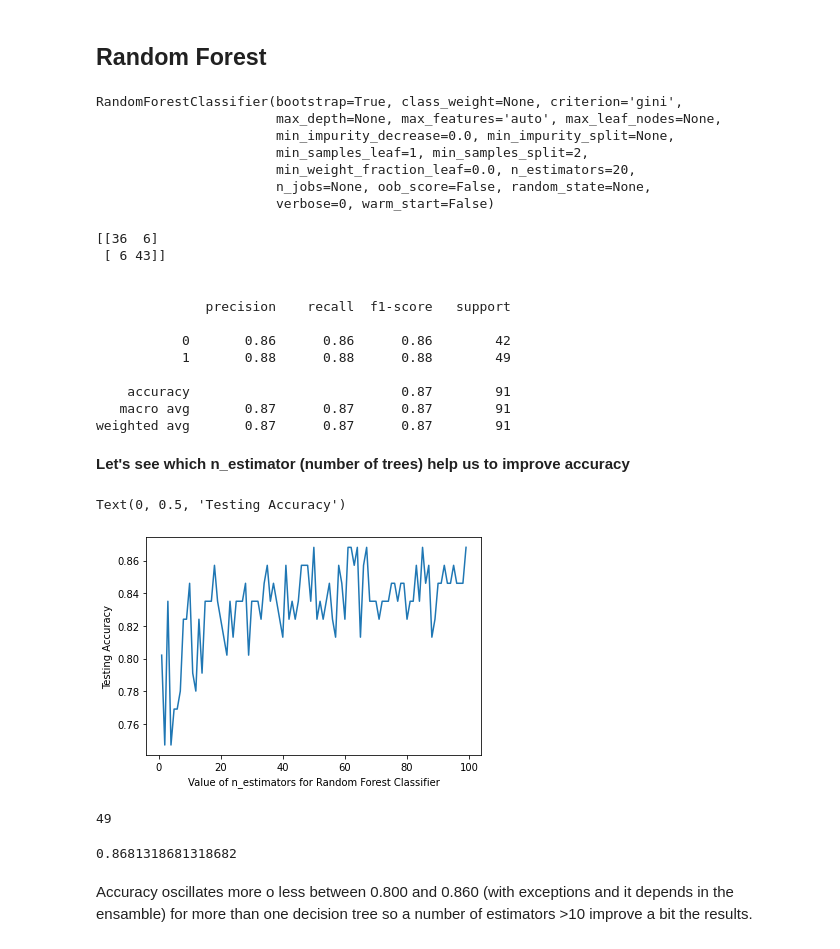
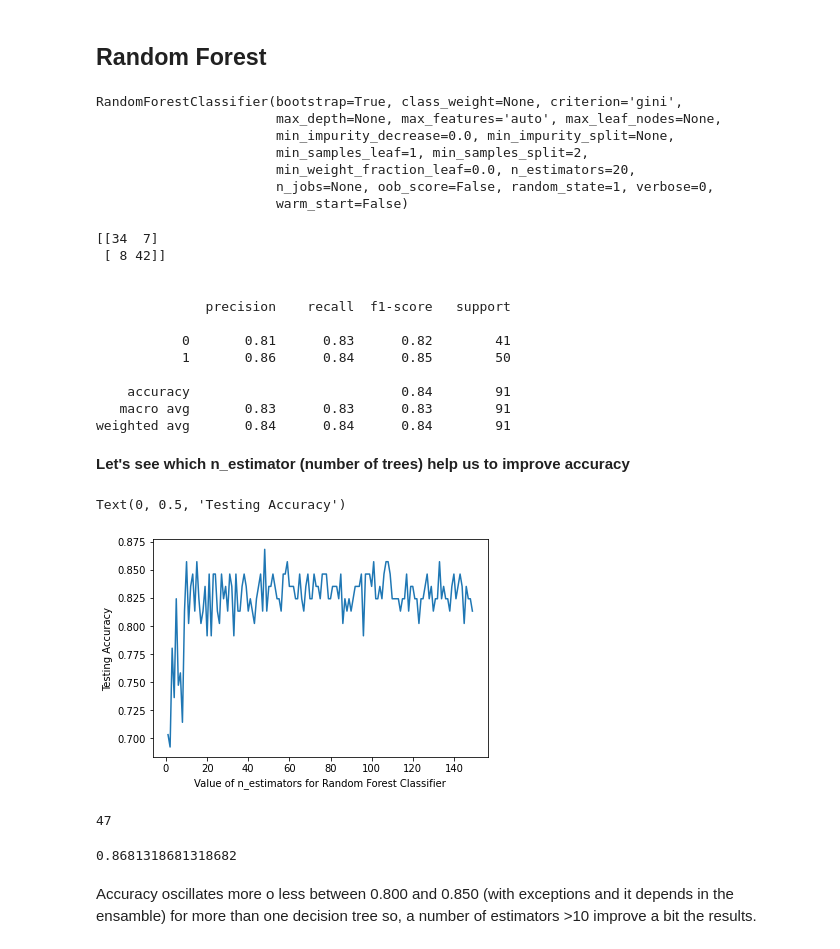
Before and after one commit to YessiOT/ML_exercises, a Jupyter notebook: heart_disease_DecisionT_and_RandomF.ipynb, the cells around one changed output. Saved outputs shown, nothing was run; the diff lists cells and outputs as text; code cells hidden in the pictures.

```diff
--- a/heart_disease_DecisionT_and_RandomF.ipynb
+++ b/heart_disease_DecisionT_and_RandomF.ipynb
@@ -212,0 +229,2 @@ sns.heatmap(hd_data.corr(),annot=True,cmap='viridis')
+# %%
+hd_datap=pd.get_dummies(data=hd_data,columns=['sex','cp','fbs','restecg','exang','ca','slope','thal'])
@@ -217,9 +271,9 @@ sns.heatmap(hd_data.corr(),annot=True,cmap='viridis')
 # %%
 from sklearn.model_selection import train_test_split
 # %%
-X=hd_data.drop('target', axis=1)
-y=hd_data['target']
-X_train, X_test, y_train, y_test = train_test_split(X, y, test_size=0.3)
+X=hd_datap.drop('target', axis=1)
+y=hd_datap['target']
+X_train, X_test, y_train, y_test = train_test_split(X, y, test_size=0.3,random_state=42)
 # %% [markdown]
 **Fitting to the training data**
 # %%
@@ -288,8 +347,8 @@ RandomForestClassifier(bootstrap=True, class_weight=None, criterion='gini',
                        min_impurity_decrease=0.0, min_impurity_split=None,
                        min_samples_leaf=1, min_samples_split=2,
                        min_weight_fraction_leaf=0.0, n_estimators=20,
-                       n_jobs=None, oob_score=False, random_state=None,
-                       verbose=0, warm_start=False)
+                       n_jobs=None, oob_score=False, random_state=1, verbose=0,
+                       warm_start=False)
 # %%
 random_forest_pred=random_forest.predict(X_test)
 # %%
@@ -297,38 +356,38 @@ print(confusion_matrix(y_test,random_forest_pred))
 print('\n')
 print(classification_report(y_test,random_forest_pred))
 # %% [output]
-[[36  6]
- [ 6 43]]
+[[34  7]
+ [ 8 42]]
 
 
               precision    recall  f1-score   support
 
-           0       0.86      0.86      0.86        42
-           1       0.88      0.88      0.88        49
+           0       0.81      0.83      0.82        41
+           1       0.86      0.84      0.85        50
 
-    accuracy                           0.87        91
-   macro avg       0.87      0.87      0.87        91
-weighted avg       0.87      0.87      0.87        91
+    accuracy                           0.84        91
+   macro avg       0.83      0.83      0.83        91
+weighted avg       0.84      0.84      0.84        91
 # %% [markdown]
 **Let's see which n_estimator (number of trees) help us to improve accuracy**
 # %%
 from sklearn.metrics import accuracy_score
 
 scores_n =[]
-for k in range(1, 100):
+for k in range(1, 150):
     rfc = RandomForestClassifier(n_estimators=k)
     rfc.fit(X_train, y_train)
     y_pred = rfc.predict(X_test)
     scores_n.append(accuracy_score(y_test, y_pred))
 # %%
-plt.plot(range(1,100), scores_n)
+plt.plot(range(1,150), scores_n)
 plt.xlabel('Value of n_estimators for Random Forest Classifier')
 plt.ylabel('Testing Accuracy')
 # %% [output]
 Text(0, 0.5, 'Testing Accuracy')
-[figure, old version]
+[figure, new version]
 # %%
 scores_n.index(max(scores_n))
 # %% [output]
-49
+47
 # %%
@@ -336,4 +395,4 @@ scores_n[49]
 # %% [output]
 0.8681318681318682
 # %% [markdown]
-Accuracy oscillates more o less between 0.800 and 0.860 (with exceptions and it depends in the ensamble) for more than one decision tree so a number of estimators >10 improve a bit the results.
+Accuracy oscillates more o less between 0.800 and 0.850 (with exceptions and it depends in the ensamble) for more than one decision tree so, a number of estimators >10 improve a bit the results.
```
Also changed, not shown: parts of 14 cells of this notebook.
